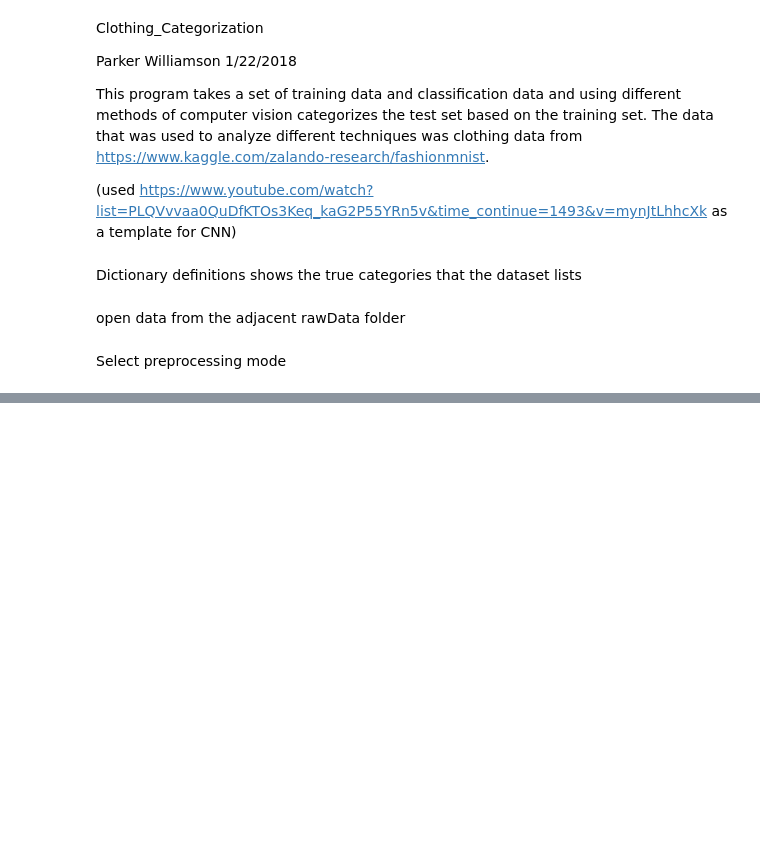
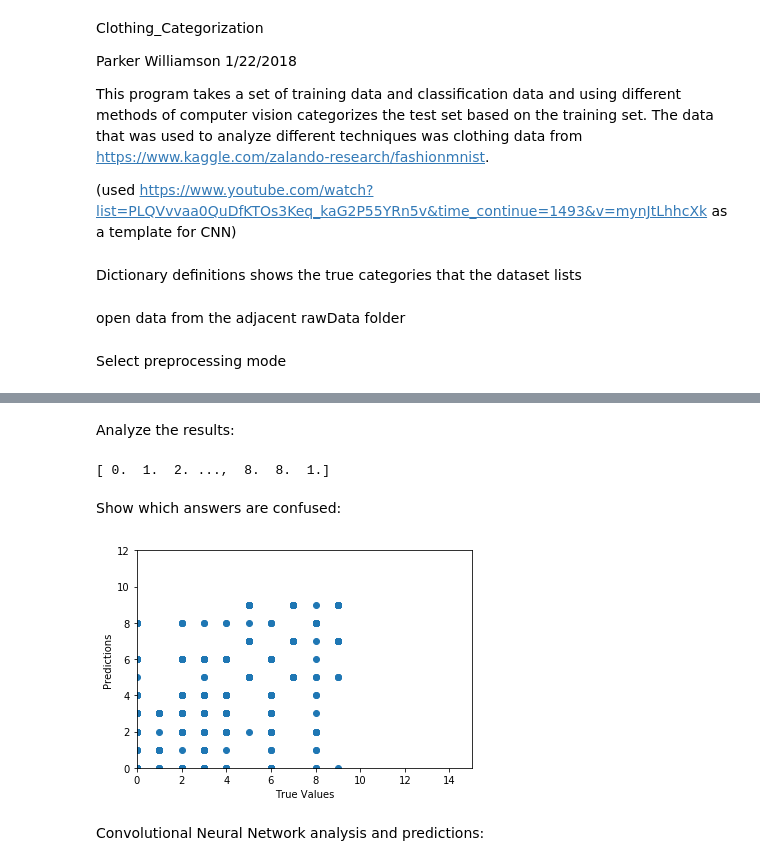
Before and after one commit to ParkerWilliamson/clothingCategorization, a Jupyter notebook: Clothing_Categorization_exploration.ipynb, the cells around one changed output, grey strips where cells are left out. Cells and saved outputs as stored; diff of their text form; code cells hidden in the pictures; blank space fills up the shorter version.

```diff
--- a/Clothing_Categorization_exploration.ipynb
+++ b/Clothing_Categorization_exploration.ipynb
@@ -65,2 +90,6 @@ classifier: MLP
+# %%
+clf_MLP = joblib.load('TrainedModels/MLPmodel.pkl')
+clf_SVM = joblib.load('TrainedModels/SVMmodel.pkl')
+clf_LogReg = joblib.load('TrainedModels/LogRegmodel.pkl')
 # %%
 classification_test,rawData_test =np.split(test_data,indices_or_sections=[1],axis=1)
@@ -198,0 +96,8 @@ Epoch 5/12
+# %%
+preclassifier_data_test_Norm = rawData_test.astype('float32')/255 #preprocessing.normalize(rawData_test)
+
+preclassifier_data_test_STD = (rawData_test - np.mean(rawData_test, axis=1, keepdims=1)) / np.std(rawData_test, axis=1, keepdims=1)
+
+preclassifier_data_test_raw = rawData_test
+# %%
+results_MLP = clf_MLP.predict(preclassifier_data_test_Norm)
@@ -198,0 +108,20 @@ Epoch 5/12
+# %% [markdown]
+Analyze the results:
+# %%
+print(results_MLP)
+# %% [output]
+[ 0.  1.  2. ...,  8.  8.  1.]
+# %% [markdown]
+Show which answers are confused:
+# %%
+## The line / model
+#%pylab inline
+plt.scatter(classification_test, results_MLP)
+plt.xlabel('True Values')
+plt.ylabel('Predictions')
+plt.axis([0, 15, 0, 12])
+plt.show()
+# %% [output]
+[figure, added]
+# %% [markdown]
+Convolutional Neural Network analysis and predictions:
```
Also changed, not shown: parts of 77 cells of this notebook, 4 other files.
